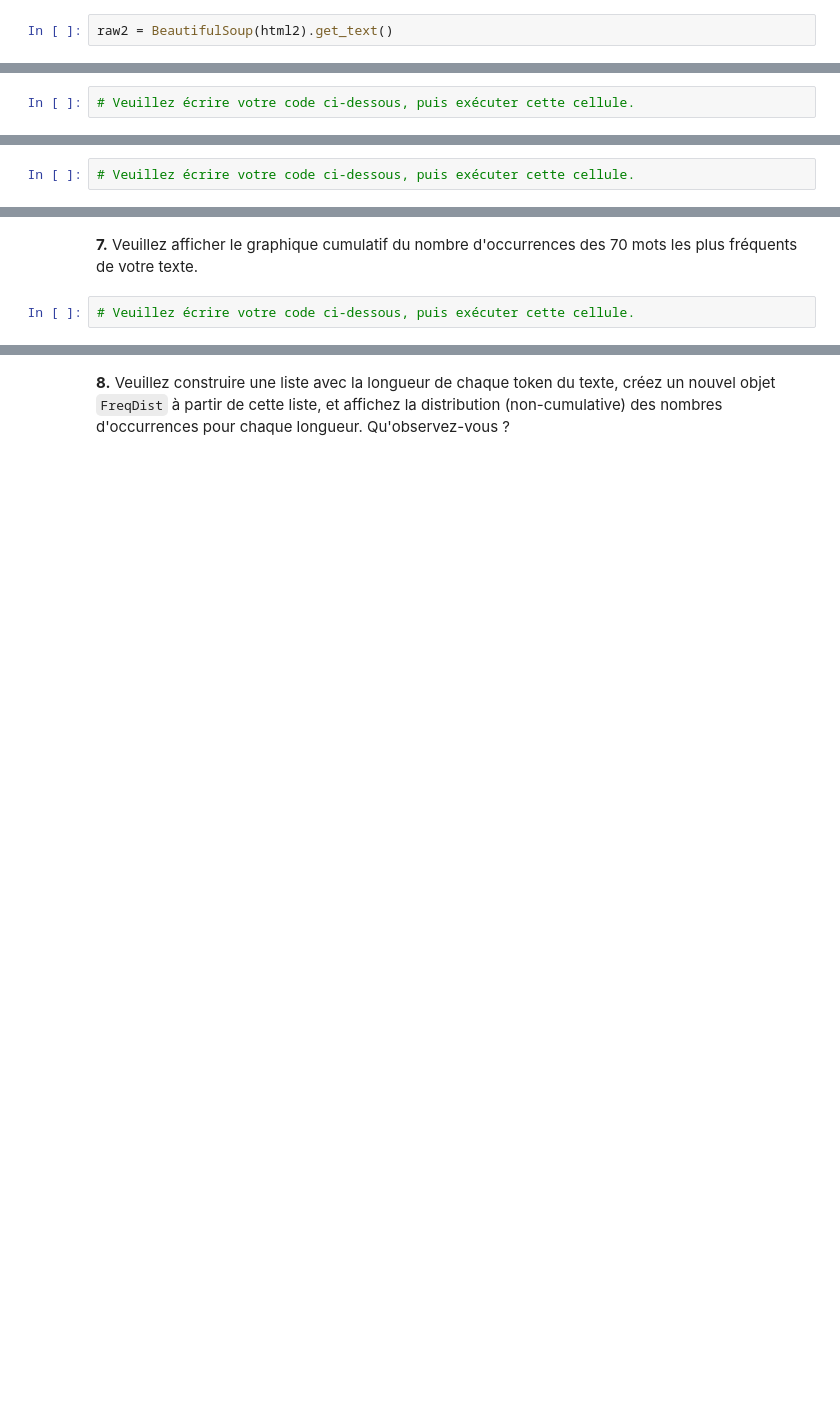
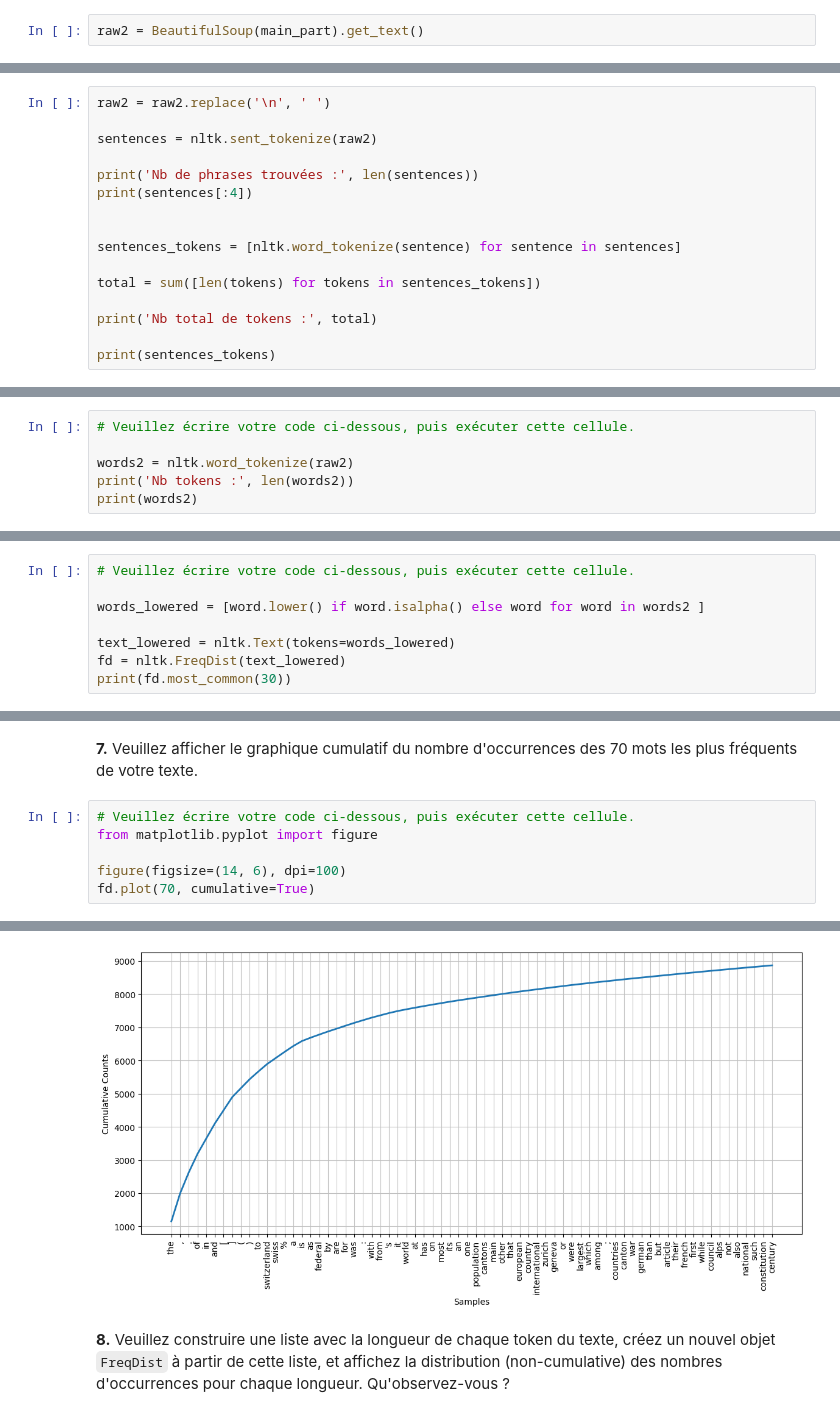
Before and after one commit to Raynobrak/heigvd-labos-tal, a Jupyter notebook: Labo1/TAL_Labo1c_Ançay_Charbonnier.ipynb, the cells around one changed output, grey strips where cells are left out. Saved outputs shown, nothing was run; the diff lists cells and outputs as text; blank space fills up the shorter version.

```diff
--- a/Labo1/TAL_Labo1c_Ançay_Charbonnier.ipynb
+++ b/Labo1/TAL_Labo1c_Ançay_Charbonnier.ipynb
@@ -21,6 +40,6 @@ Nous utilserons l'outil `BeautifulSoup` disponible sous forme de module Python p
 # %%
 from bs4 import BeautifulSoup
 # %%
-raw2 = BeautifulSoup(html2).get_text()
+raw2 = BeautifulSoup(main_part).get_text()
 # %% [markdown]
 **2.** Veuillez réutiliser la méthode du _notebook_ 1b pour enlever le début et la fin de la chaîne `raw2`, car ils contiennent du texte qui n'est pas pertinent pour notre analyse (il ne parle pas de la Suisse).  Quelle est la longueur du résultat ?  Veuillez afficher ses 100 premiers et 100 derniers caractères.
@@ -29,2 +59,18 @@ raw2 = BeautifulSoup(html2).get_text()
 # %% [markdown]
 **3.** Veuillez effectuer la segmentation en phrases, puis tokeniser chaque phrase.  Veuillez écrire le résultat (une phrase par ligne, espaces entre *tokens*) dans un fichier `sample_web_page.txt` et inspectez-le avec un éditeur de texte.  Observez-vous des imperfections ?
+# %%
+raw2 = raw2.replace('\n', ' ')
+
+sentences = nltk.sent_tokenize(raw2)
+
+print('Nb de phrases trouvées :', len(sentences))
+print(sentences[:4])
+
+
+sentences_tokens = [nltk.word_tokenize(sentence) for sentence in sentences]
+
+total = sum([len(tokens) for tokens in sentences_tokens])
+
+print('Nb total de tokens :', total)
+
+print(sentences_tokens)
@@ -42,3 +101,7 @@ fd = open(filename, 'a', encoding='utf8')
 **4.** Veuillez maintenant effectuer la tokenisation de cette page **sans** faire de segmentation en phrases.  Stockez le résultat dans une variable (p.ex. `words2`) sans écrire de fichier.  Combien de tokens possède ce texte ?
 # %%
 # Veuillez écrire votre code ci-dessous, puis exécuter cette cellule.
+
+words2 = nltk.word_tokenize(raw2)
+print('Nb tokens :', len(words2))
+print(words2)
@@ -55,3 +133,9 @@ fd = open(filename, 'a', encoding='utf8')
 **6.** Veuillez construire un objet `FreqDist` avec les mots de cette page, en convertissant en minuscules tous les mots contenant seulement des lettres (utilisez la méthode `.isalpha()` de Python).  Quels sont les 30 mots les plus fréquents ?
 # %%
 # Veuillez écrire votre code ci-dessous, puis exécuter cette cellule.
+
+words_lowered = [word.lower() if word.isalpha() else word for word in words2 ]
+
+text_lowered = nltk.Text(tokens=words_lowered)
+fd = nltk.FreqDist(text_lowered)
+print(fd.most_common(30))
@@ -59,3 +145,8 @@ fd = open(filename, 'a', encoding='utf8')
 **7.** Veuillez afficher le graphique cumulatif du nombre d'occurrences des 70 mots les plus fréquents de votre texte.
 # %%
 # Veuillez écrire votre code ci-dessous, puis exécuter cette cellule.
+from matplotlib.pyplot import figure
+
+figure(figsize=(14, 6), dpi=100)
+fd.plot(70, cumulative=True)
+# %% [output]
@@ -62,2 +154,3 @@ fd = open(filename, 'a', encoding='utf8')
+[figure, added]
 # %% [markdown]
 **8.** Veuillez construire une liste avec la longueur de chaque token du texte, créez un nouvel objet `FreqDist` à partir de cette liste, et affichez la distribution (non-cumulative) des nombres d'occurrences pour chaque longueur.  Qu'observez-vous ?
```
Also changed, not shown: parts of 18 cells of this notebook, 3 other files.
